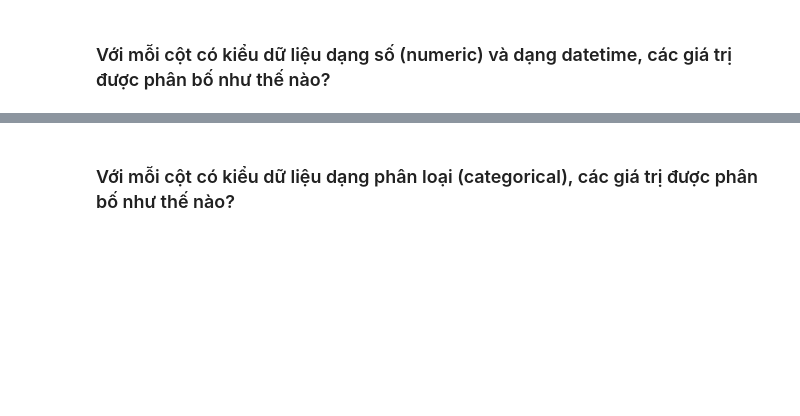
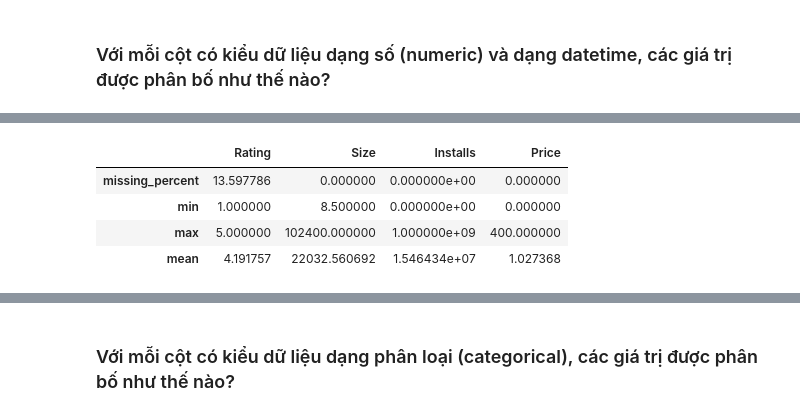
Before and after one commit to ThaoThong21/P4DS-CQ19-FinalProject, a Jupyter notebook: Finalproj.ipynb, the cells around one changed output, grey strips where cells are left out. Cells and saved outputs as stored; diff of their text form; code cells hidden in the pictures; blank space fills up the shorter version.

```diff
--- a/Finalproj.ipynb
+++ b/Finalproj.ipynb
@@ -203,0 +294,11 @@ array([  0.  ,   4.99,   3.99,   6.99,   1.49,   2.99,   7.99,   5.99,
+# %%
+percent_missing = numeric_col.isnull().sum() * 100 / len(numeric_col)
+numeric_val = percent_missing, numeric_col.min(), numeric_col.max(), numeric_col.mean()
+Hmm = pd.DataFrame(numeric_val, index = ['missing_percent', 'min', 'max', 'mean'])
+Hmm
+# %% [output]
+|  | Rating | Size | Installs | Price |
+| missing_percent | 13.597786 | 0.000000 | 0.000000e+00 | 0.000000 |
+| min | 1.000000 | 8.500000 | 0.000000e+00 | 0.000000 |
+| max | 5.000000 | 102400.000000 | 1.000000e+09 | 400.000000 |
+| mean | 4.191757 | 22032.560692 | 1.546434e+07 | 1.027368 |
```
Also changed, not shown: parts of 23 cells of this notebook.
